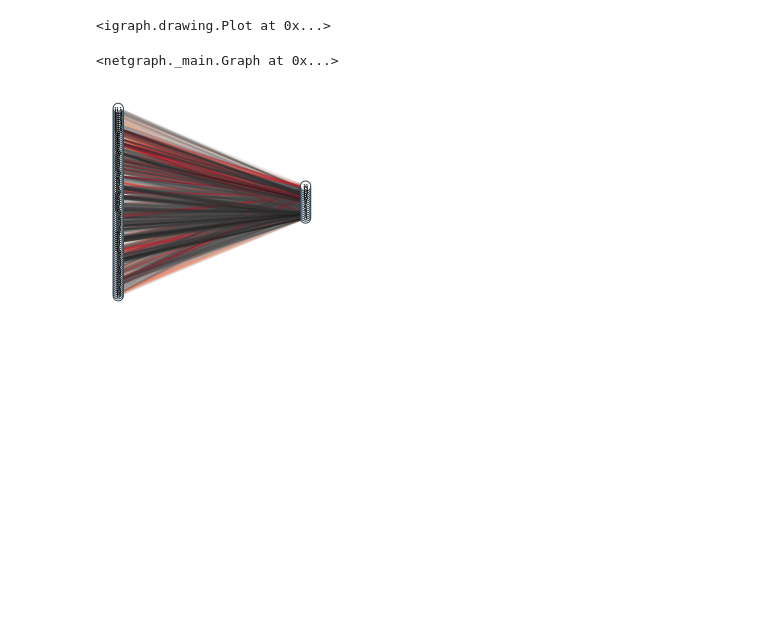
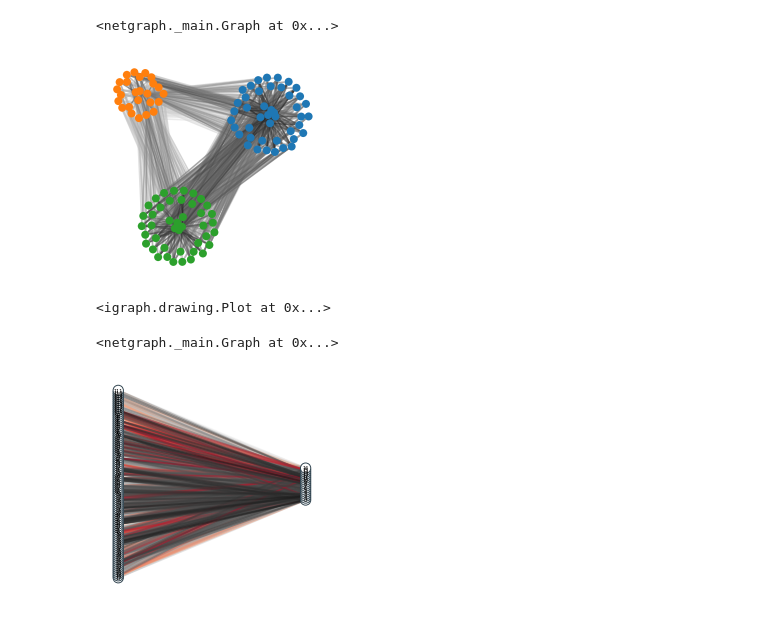
Before and after one commit to ericssimpson/sustainable-development-modeling, a Jupyter notebook: sub_sdg_analysis.ipynb, the cells around one changed output. Cells and saved outputs as stored; diff of their text form; code cells hidden in the pictures; blank space fills up the shorter version.

```diff
--- a/sub_sdg_analysis.ipynb
+++ b/sub_sdg_analysis.ipynb
@@ -38,3 +39,12 @@ ng.Graph(sdg_bipartite_nx,
+# %%
+node_color_2 = {node: community_to_color[community_id] for node, community_id in bipartite_sdg_clusters_nx.items()}
+ng.Graph(sdg_bipartite_nx,
+    node_color=node_color_2, node_edge_width=0, edge_alpha=0.5,
+    node_layout='community', node_layout_kwargs=dict(node_to_community=bipartite_sdg_clusters_nx)
+)
+# %% [output]
+<netgraph._main.Graph at 0x...>
+[figure, added]
 # %%
 sdg_clusters_ig = sdg_bipartite_ig.community_fastgreedy()
 ig.plot(sdg_clusters_ig)
```
Also changed, not shown: parts of 3 cells of this notebook.
